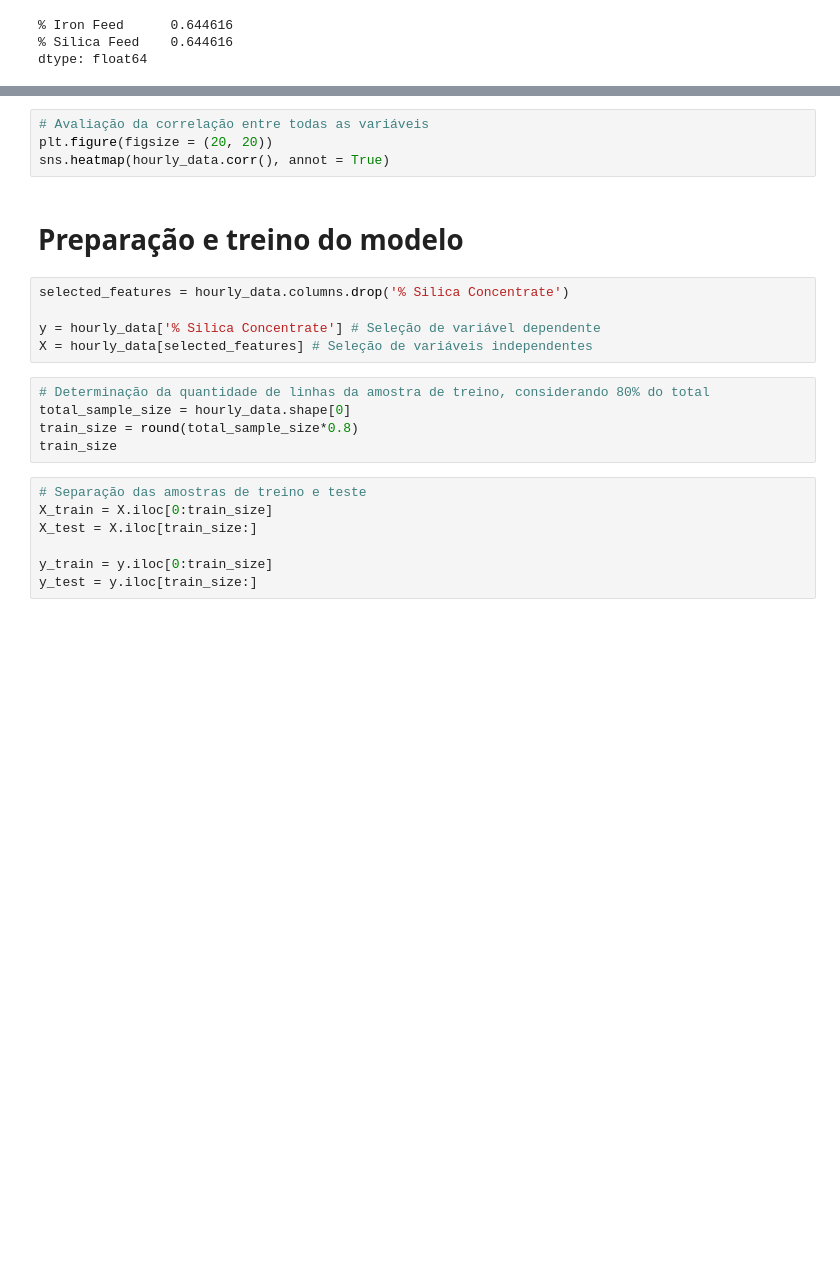
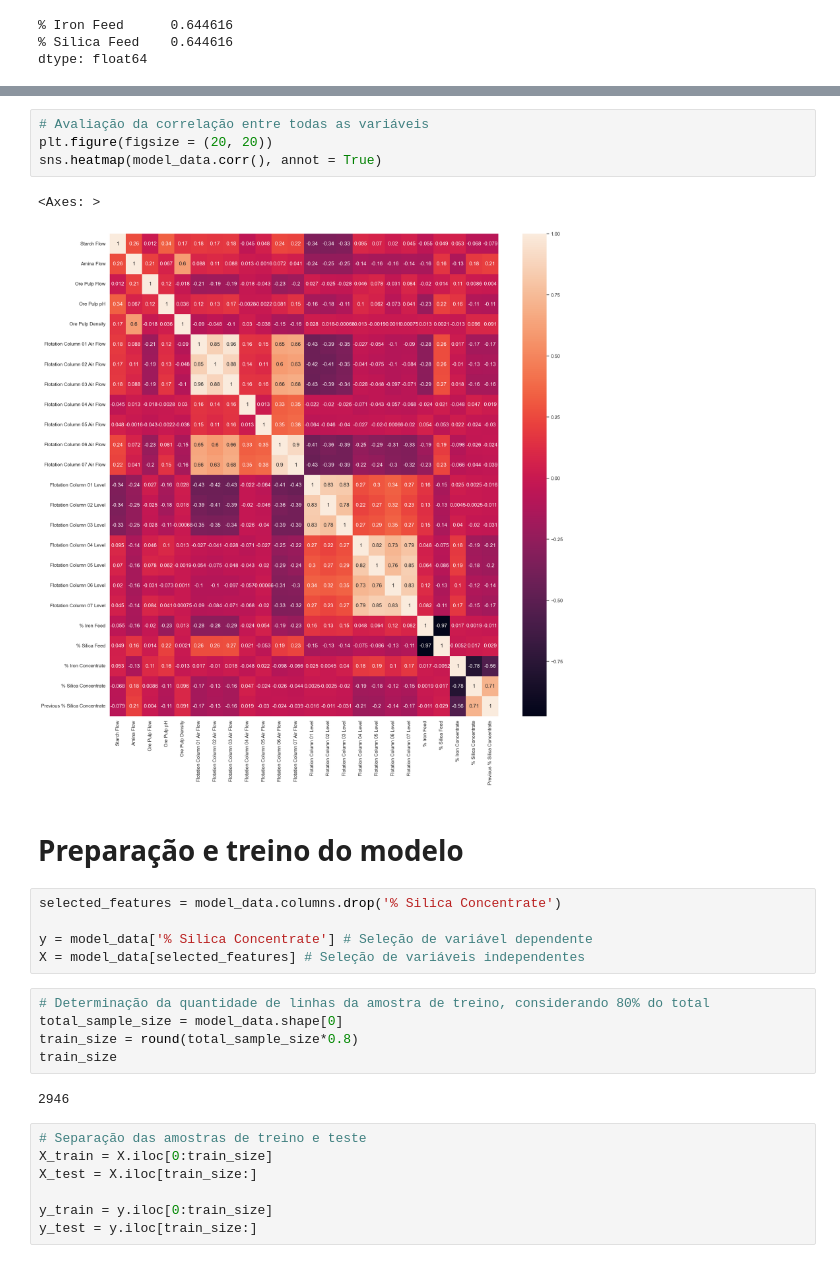
Before and after one commit to matleobor/case-ihm, a Jupyter notebook: flotation-analysis.ipynb, the cells around one changed output, grey strips where cells are left out. Cells and saved outputs as stored; diff of their text form; blank space fills up the shorter version.

```diff
--- a/flotation-analysis.ipynb
+++ b/flotation-analysis.ipynb
@@ -355,19 +311,24 @@ sns.regplot(hourly_data, x = '% Silica Concentrate', y = 'Previous % Silica Conc
 # %%
 # Avaliação da correlação entre todas as variáveis
 plt.figure(figsize = (20, 20))
-sns.heatmap(hourly_data.corr(), annot = True)
+sns.heatmap(model_data.corr(), annot = True)
+# %% [output]
+<Axes: >
+[figure, added]
 # %% [markdown]
 # Preparação e treino do modelo
 # %%
-selected_features = hourly_data.columns.drop('% Silica Concentrate')
+selected_features = model_data.columns.drop('% Silica Concentrate')
 
-y = hourly_data['% Silica Concentrate'] # Seleção de variável dependente
-X = hourly_data[selected_features] # Seleção de variáveis independentes
+y = model_data['% Silica Concentrate'] # Seleção de variável dependente
+X = model_data[selected_features] # Seleção de variáveis independentes
 # %%
 # Determinação da quantidade de linhas da amostra de treino, considerando 80% do total
-total_sample_size = hourly_data.shape[0]
+total_sample_size = model_data.shape[0]
 train_size = round(total_sample_size*0.8)
 train_size
+# %% [output]
+2946
 # %%
 # Separação das amostras de treino e teste
 X_train = X.iloc[0:train_size]
```
Also changed, not shown: parts of 25 cells of this notebook.
